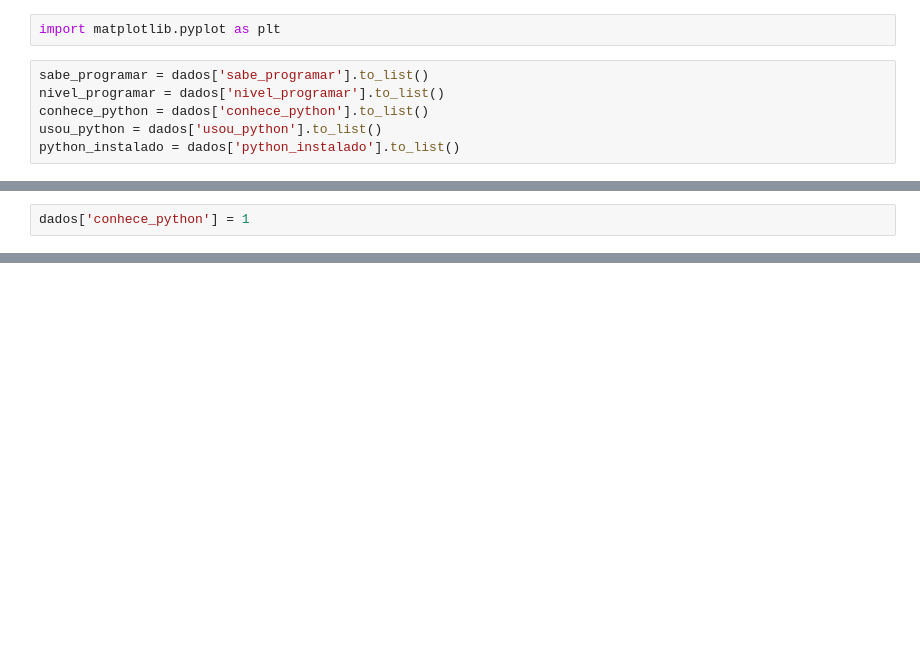
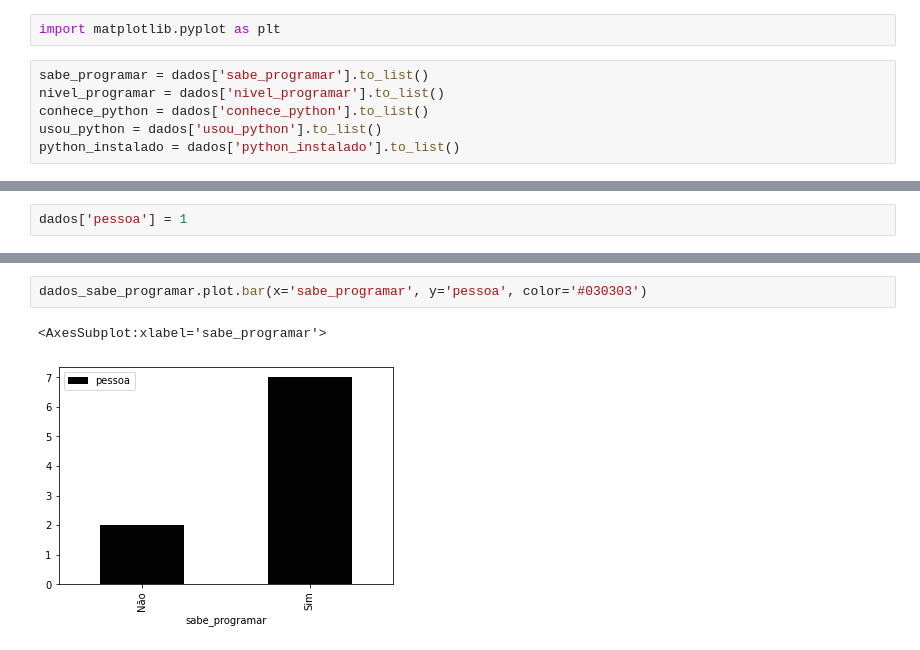
Before and after one commit to alinerguio/minicurso-python, a Jupyter notebook: code/intro-ciência-de-dados.ipynb, the cells around one changed output, grey strips where cells are left out. Saved outputs shown, nothing was run; the diff lists cells and outputs as text; blank space fills up the shorter version.

```diff
--- a/code/intro-ciência-de-dados.ipynb
+++ b/code/intro-ciência-de-dados.ipynb
@@ -183,2 +194,0 @@ plt.hist(nivel_programar)
-# %%
-dados['conhece_python'] = 1
@@ -184,0 +202,2 @@ dados['conhece_python'] = 1
+# %%
+dados['pessoa'] = 1
@@ -184,0 +218,5 @@ dados['conhece_python'] = 1
+# %%
+dados_sabe_programar.plot.bar(x='sabe_programar', y='pessoa', color='#030303')
+# %% [output]
+<AxesSubplot:xlabel='sabe_programar'>
+[figure, added]
```
Also changed, not shown: parts of 21 cells of this notebook, 1 other file.
